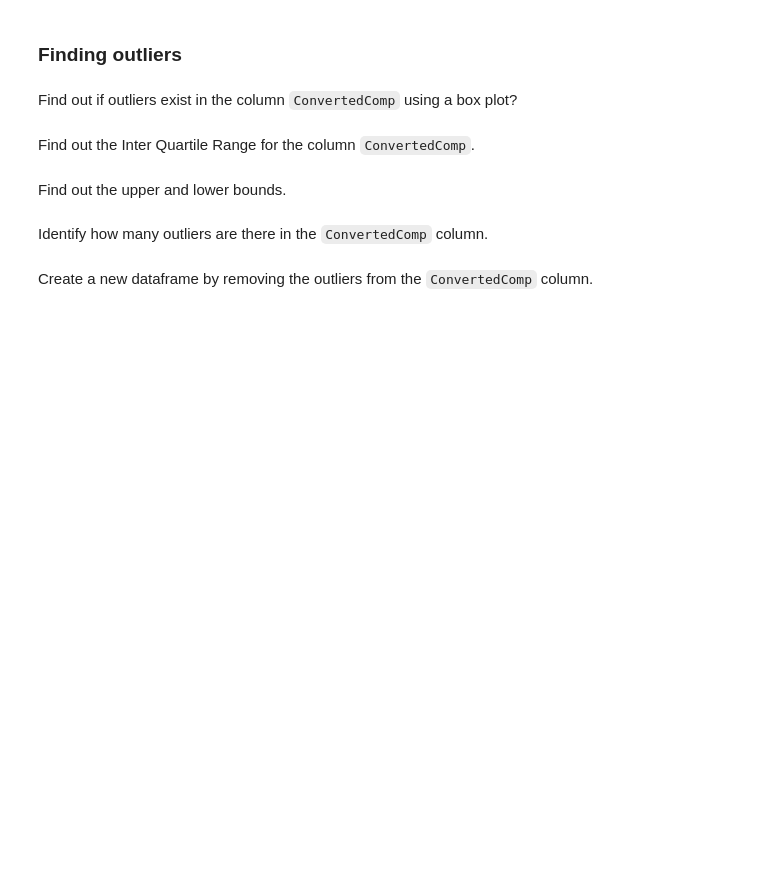
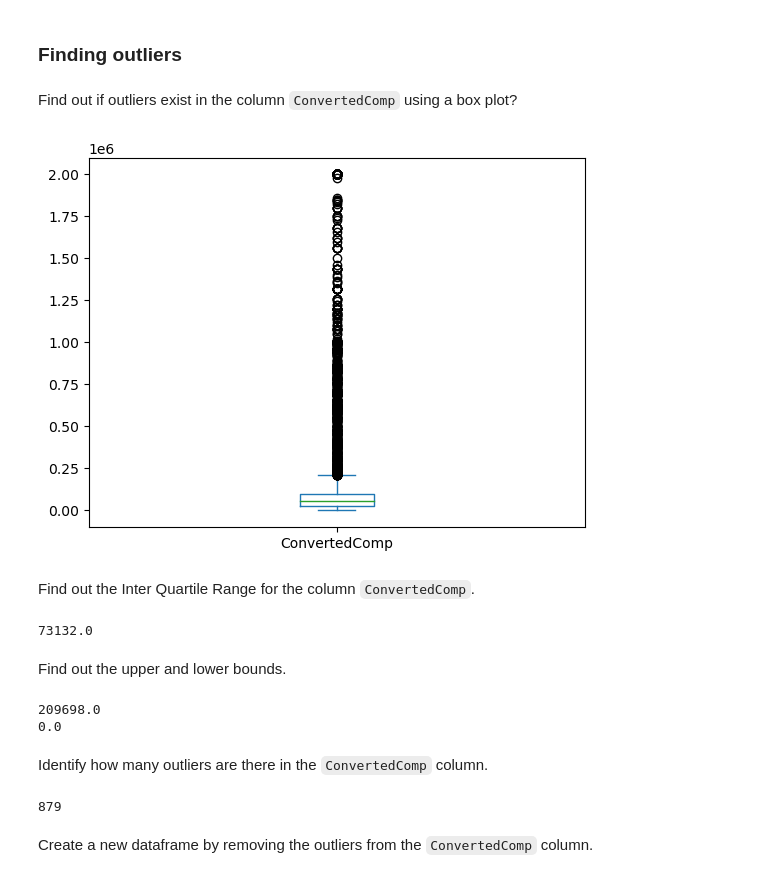
Before and after one commit to spillif/IT_business_consulting_project, a Jupyter notebook: M3ExploratoryDataAnalysis-lab.ipynb, the cells around one changed output. Saved outputs shown, nothing was run; the diff lists cells and outputs as text; code cells hidden in the pictures; blank space fills up the shorter version.

```diff
--- a/M3ExploratoryDataAnalysis-lab.ipynb
+++ b/M3ExploratoryDataAnalysis-lab.ipynb
@@ -87,5 +152,10 @@ Plot a histogram of the column `Age`.
 Find out if outliers exist in the column `ConvertedComp` using a box plot?
 # %%
 # your code goes here
+df_cv=pd.DataFrame(data=df["ConvertedComp"])
+df_cv.plot(kind="box")
+plt.show()
+# %% [output]
+[figure, added]
 # %% [markdown]
 Find out the Inter Quartile Range for the column `ConvertedComp`.
@@ -94,2 +162,10 @@ Find out the Inter Quartile Range for the column `ConvertedComp`.
+# %%
+# your code goes here
+q1= df['ConvertedComp'].quantile(.25)
+q3= df['ConvertedComp'].quantile(.75)
+iqr=q3-q1
+print(iqr)
+# %% [output]
+73132.0
 # %% [markdown]
 Find out the upper and lower bounds.
@@ -98,7 +172,21 @@ Find out the upper and lower bounds.
+# %%
+# your code goes here
+upper = q3 + (iqr*1.5)
+lower = q1 - (iqr*1.5)
+lower = max(lower, df['ConvertedComp'].min())
+
+print(upper)
+print(lower)
+# %% [output]
+209698.0
+0.0
 # %% [markdown]
 Identify how many outliers are there in the `ConvertedComp` column.
 # %%
 # your code goes here
+len(df[df['ConvertedComp']>upper])
+# %% [output]
+879
 # %% [markdown]
 Create a new dataframe by removing the outliers from the `ConvertedComp` column.
 # %%
```
Also changed, not shown: parts of 16 cells of this notebook.
